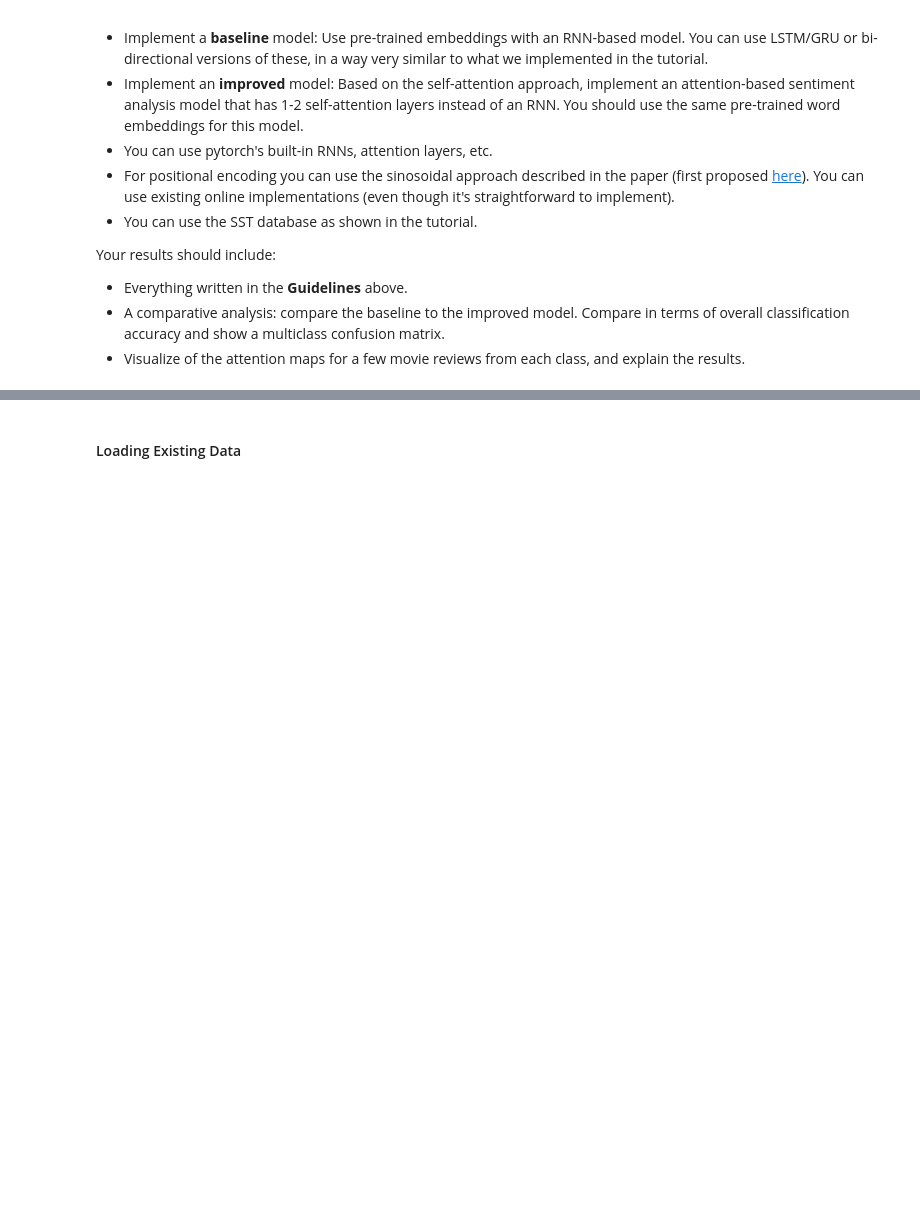
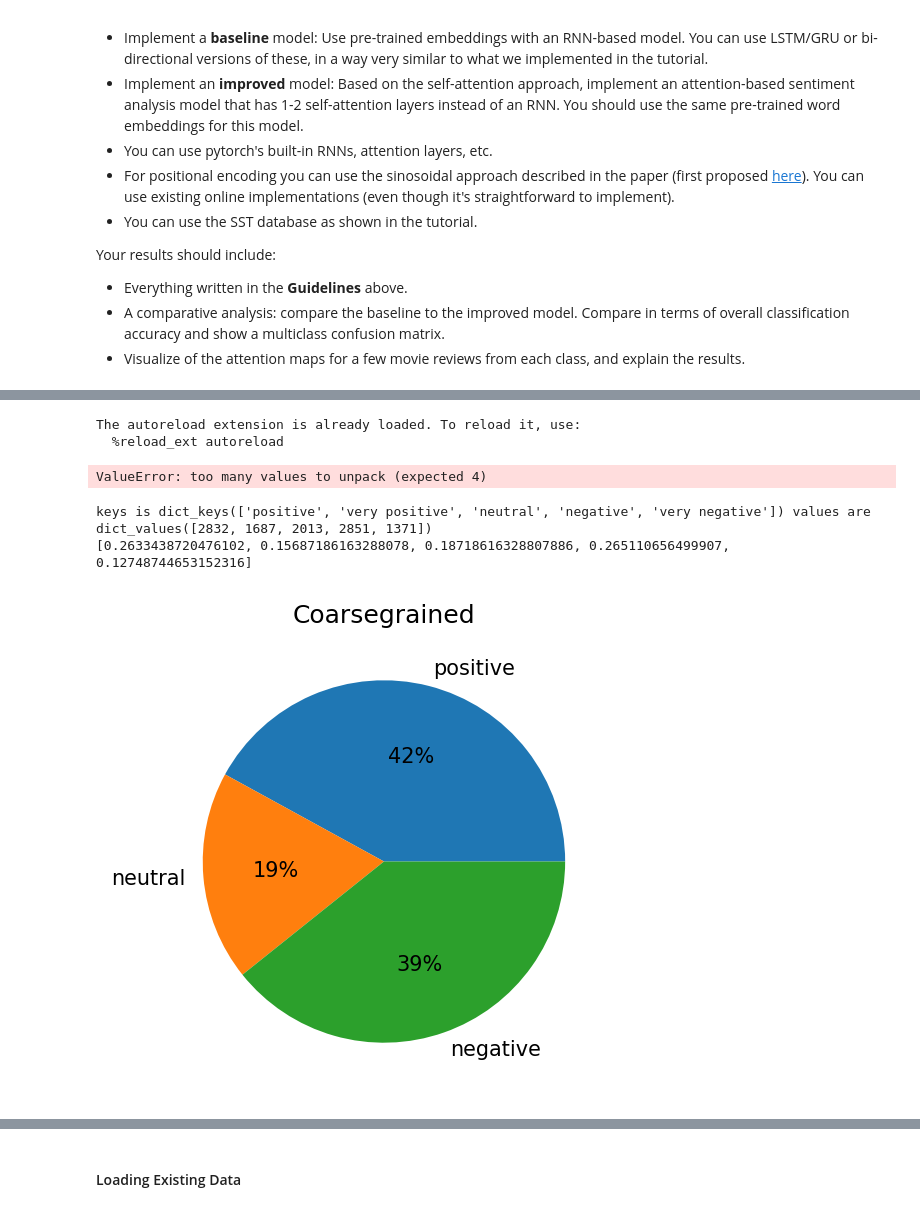
Before and after one commit to TechnionDev/DeepLearning4, a Jupyter notebook: Part3_MiniProject.ipynb, the cells around one changed output, grey strips where cells are left out. Saved outputs shown, nothing was run; the diff lists cells and outputs as text; code cells hidden in the pictures; blank space fills up the shorter version.

```diff
--- a/Part3_MiniProject.ipynb
+++ b/Part3_MiniProject.ipynb
@@ -113,0 +280,42 @@ Your results should include:
+# %%
+%load_ext autoreload
+%autoreload 2
+%matplotlib inline
+from project import model,self_attention_model
+import torch.nn as nn
+import torch
+ds_train,ds_valid,ds_test,embedding_tensor = model.load_data()
+embeding = nn.Embedding.from_pretrained(embedding_tensor)
+m=self_attention_model.AttentionModel(embeding,300,attention_layer_count=2)
+m.load_state_dict(torch.load('attention_model_2_layer.pt',map_location='cpu')['model_state'])
+# %% [output]
+The autoreload extension is already loaded. To reload it, use:
+  %reload_ext autoreload
+ValueError: too many values to unpack (expected 4)
+# %%
+import matplotlib
+import matplotlib.pyplot as pyplot
+pyplot.rcParams['figure.figsize'] = [4, 4]
+pyplot.rcParams['figure.dpi'] = 150 # 200 e.g. is really fine, but slower
+# %%
+# # ds_train=ds_train+ds_telst
+# ds_train.__dict__
+labels = list(ds_train.label)+list(ds_test.label)
+from collections import Counter
+Counter(labels).keys() # equals to list(set(words))
+print(f"keys is {Counter(labels).keys()} values are {Counter(labels).values()}") # counts the elements' frequency
+arr = Counter(labels).values()
+arr = [item/sum(arr) for item in arr]
+arr_new = [arr[0]+arr[1],arr[2],arr[3]+arr[4]]
+labels_new = ["positive","neutral","negative"]
+print(arr)
+# matplotlib.pyplot.pie(x=arr,labels = Counter(labels).keys(),autopct='%.0f%%')
+matplotlib.pyplot.pie(x=arr_new,labels = labels_new,autopct='%.0f%%')
+pyplot.title("Coarsegrained")
+
+
+pyplot.savefig("project/assets/data_analysis/coarse_grained_pie.png")
+# %% [output]
+keys is dict_keys(['positive', 'very positive', 'neutral', 'negative', 'very negative']) values are dict_values([2832, 1687, 2013, 2851, 1371])
+[0.2633438720476102, 0.15687186163288078, 0.18718616328807886, 0.265110656499907, 0.12748744653152316]
+[figure, added]
```
Also changed, not shown: parts of 19 cells of this notebook, 22 other files.
